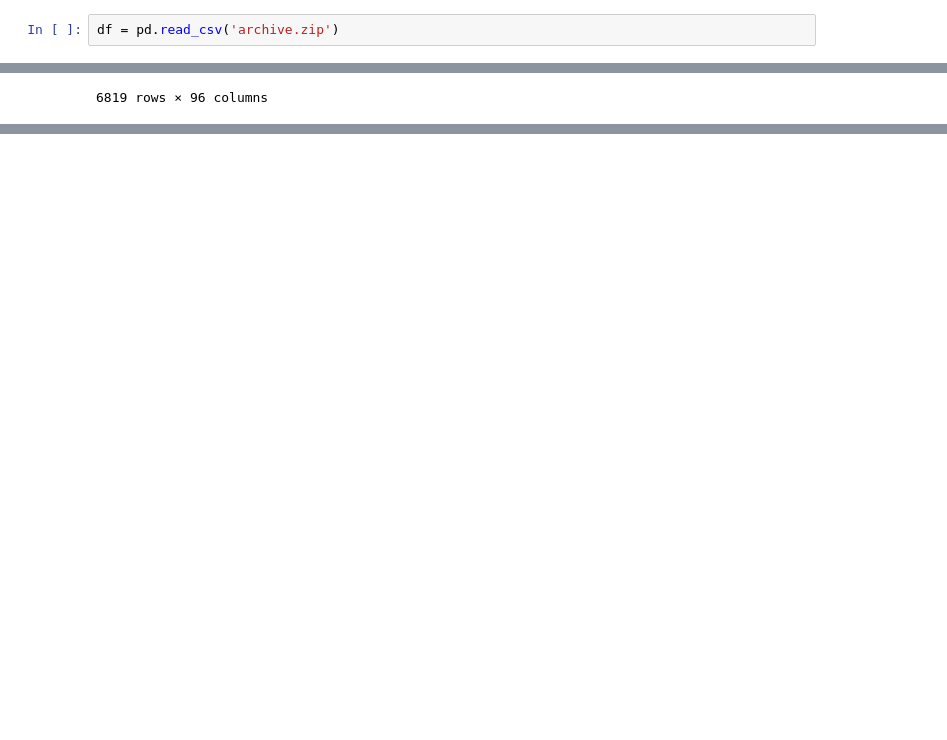
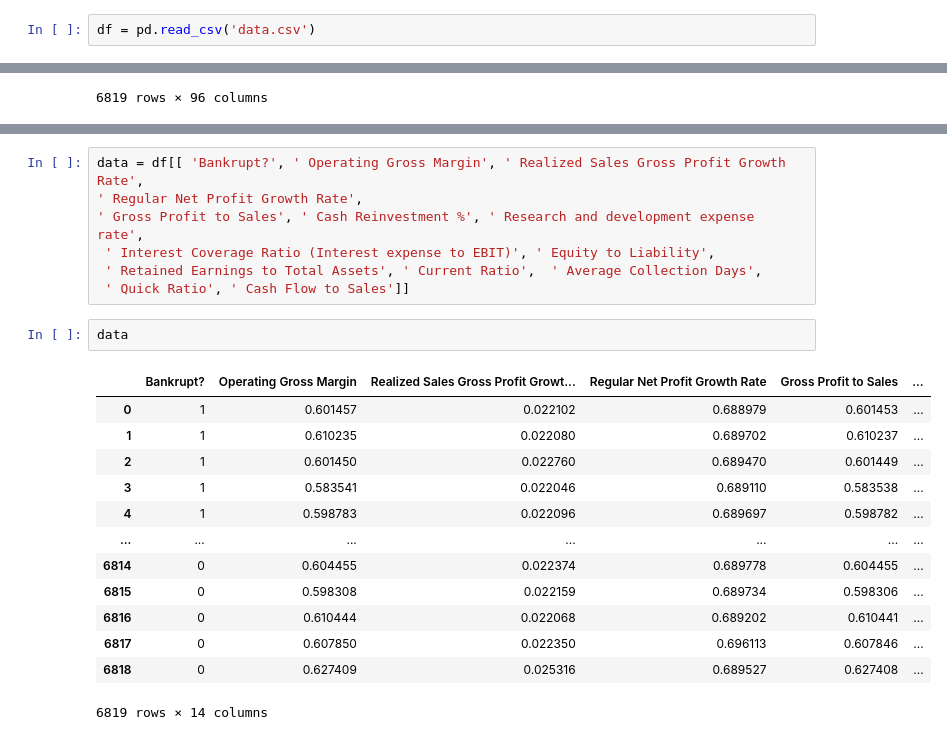
Before and after one commit to hmatzner/Hackathon-2022, a Jupyter notebook: Bankruptcy.ipynb, the cells around one changed output, grey strips where cells are left out. Drawn from its saved outputs; the diff is of its cells as text; blank space fills up the shorter version.

```diff
--- a/Bankruptcy.ipynb
+++ b/Bankruptcy.ipynb
@@ -3,2 +9,2 @@ import pandas as pd
 # %%
-df = pd.read_csv('archive.zip')
+df = pd.read_csv('data.csv')
@@ -97,0 +89,23 @@ df
+# %%
+data = df[[ 'Bankrupt?', ' Operating Gross Margin', ' Realized Sales Gross Profit Growth Rate',
+' Regular Net Profit Growth Rate',
+' Gross Profit to Sales', ' Cash Reinvestment %', ' Research and development expense rate',
+ ' Interest Coverage Ratio (Interest expense to EBIT)', ' Equity to Liability',
+ ' Retained Earnings to Total Assets', ' Current Ratio',  ' Average Collection Days',
+ ' Quick Ratio', ' Cash Flow to Sales']]
+# %%
+data
+# %% [output]
+|  | Bankrupt? | Operating Gross Margin | Realized Sales Gross Profit Growt... | Regular Net Profit Growth Rate | Gross Profit to Sales | ... |
+| 0 | 1 | 0.601457 | 0.022102 | 0.688979 | 0.601453 | ... |
+| 1 | 1 | 0.610235 | 0.022080 | 0.689702 | 0.610237 | ... |
+| 2 | 1 | 0.601450 | 0.022760 | 0.689470 | 0.601449 | ... |
+| 3 | 1 | 0.583541 | 0.022046 | 0.689110 | 0.583538 | ... |
+| 4 | 1 | 0.598783 | 0.022096 | 0.689697 | 0.598782 | ... |
+| ... | ... | ... | ... | ... | ... | ... |
+| 6814 | 0 | 0.604455 | 0.022374 | 0.689778 | 0.604455 | ... |
+| 6815 | 0 | 0.598308 | 0.022159 | 0.689734 | 0.598306 | ... |
+| 6816 | 0 | 0.610444 | 0.022068 | 0.689202 | 0.610441 | ... |
+| 6817 | 0 | 0.607850 | 0.022350 | 0.696113 | 0.607846 | ... |
+| 6818 | 0 | 0.627409 | 0.025316 | 0.689527 | 0.627408 | ... |
+6819 rows × 14 columns
```
Also changed, not shown: parts of 23 cells of this notebook, 1 other file.
